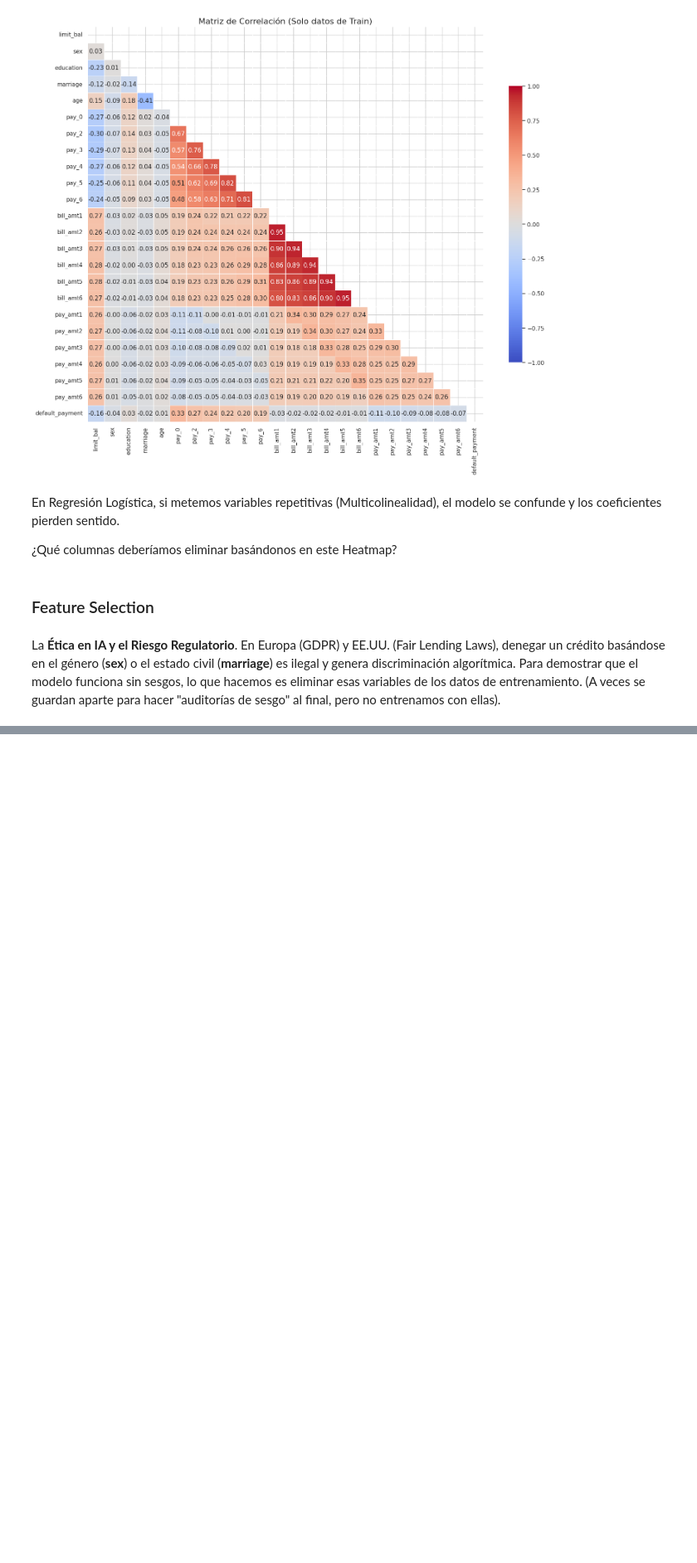
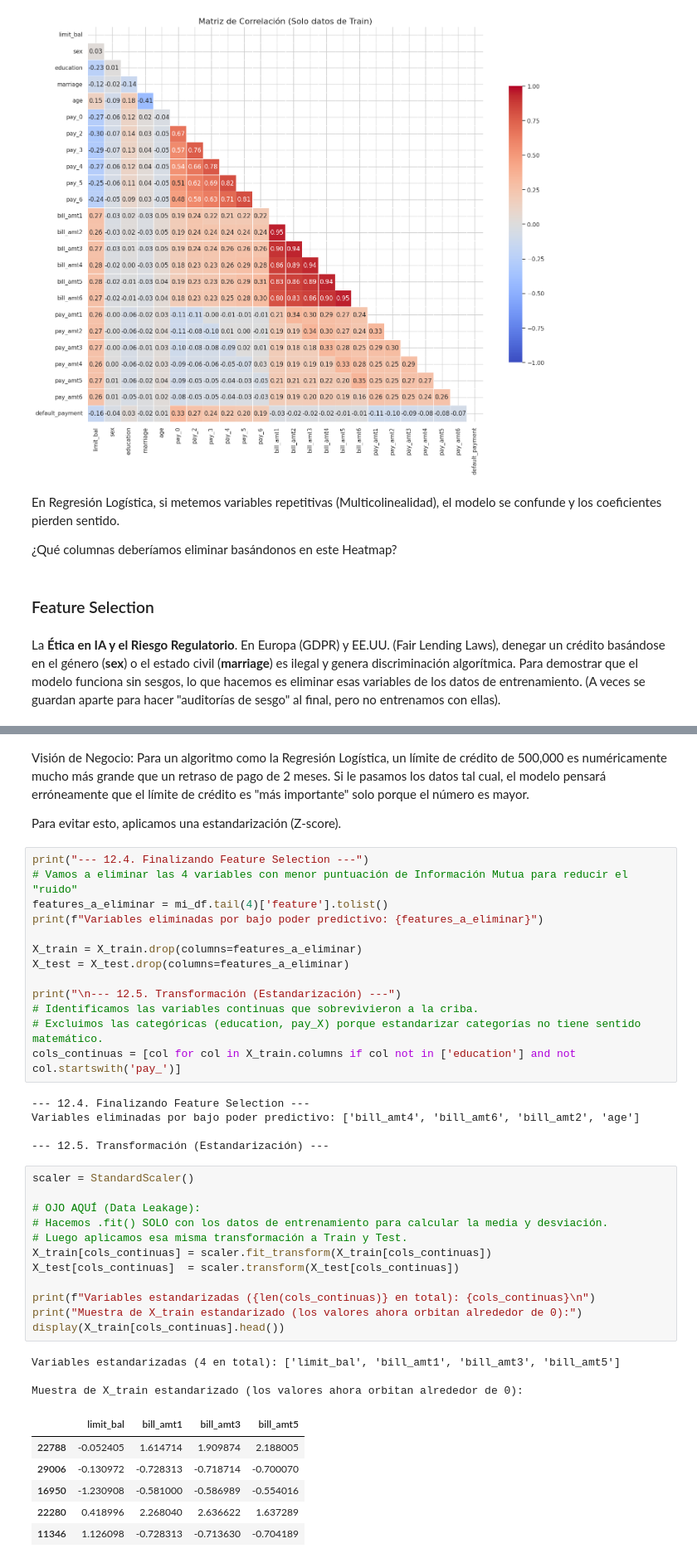
Before and after one commit to Emanuel-TC/preparacion_limpieza_datos, a Jupyter notebook: notebook_principal.ipynb, the cells around one changed output, grey strips where cells are left out. Shown at 83% size. Drawn from its saved outputs; the diff is of its cells as text; blank space fills up the shorter version.

```diff
--- a/notebook_principal.ipynb
+++ b/notebook_principal.ipynb
@@ -522,0 +526,45 @@ Calculando Mutual Information... (puede tardar unos segundos)
+# %% [markdown]
+Visión de  Negocio:
+Para un algoritmo como la Regresión Logística, un límite de crédito de 500,000 es numéricamente mucho más grande que un retraso de pago de 2 meses. Si le pasamos los datos tal cual, el modelo pensará erróneamente que el límite de crédito es "más importante" solo porque el número es mayor.
+
+Para evitar esto, aplicamos una estandarización (Z-score).
+# %%
+print("--- 12.4. Finalizando Feature Selection ---")
+# Vamos a eliminar las 4 variables con menor puntuación de Información Mutua para reducir el "ruido"
+features_a_eliminar = mi_df.tail(4)['feature'].tolist()
+print(f"Variables eliminadas por bajo poder predictivo: {features_a_eliminar}")
+
+X_train = X_train.drop(columns=features_a_eliminar)
+X_test = X_test.drop(columns=features_a_eliminar)
+
+print("\n--- 12.5. Transformación (Estandarización) ---")
+# Identificamos las variables continuas que sobrevivieron a la criba.
+# Excluimos las categóricas (education, pay_X) porque estandarizar categorías no tiene sentido matemático.
+cols_continuas = [col for col in X_train.columns if col not in ['education'] and not col.startswith('pay_')]
+# %% [output]
+--- 12.4. Finalizando Feature Selection ---
+Variables eliminadas por bajo poder predictivo: ['bill_amt4', 'bill_amt6', 'bill_amt2', 'age']
+
+--- 12.5. Transformación (Estandarización) ---
+# %%
+scaler = StandardScaler()
+
+# OJO AQUÍ (Data Leakage):
+# Hacemos .fit() SOLO con los datos de entrenamiento para calcular la media y desviación.
+# Luego aplicamos esa misma transformación a Train y Test.
+X_train[cols_continuas] = scaler.fit_transform(X_train[cols_continuas])
+X_test[cols_continuas]  = scaler.transform(X_test[cols_continuas])
+
+print(f"Variables estandarizadas ({len(cols_continuas)} en total): {cols_continuas}\n")
+print("Muestra de X_train estandarizado (los valores ahora orbitan alrededor de 0):")
+display(X_train[cols_continuas].head())
+# %% [output]
+Variables estandarizadas (4 en total): ['limit_bal', 'bill_amt1', 'bill_amt3', 'bill_amt5']
+
+Muestra de X_train estandarizado (los valores ahora orbitan alrededor de 0):
+|  | limit_bal | bill_amt1 | bill_amt3 | bill_amt5 |
+| 22788 | -0.052405 | 1.614714 | 1.909874 | 2.188005 |
+| 29006 | -0.130972 | -0.728313 | -0.718714 | -0.700070 |
+| 16950 | -1.230908 | -0.581000 | -0.586989 | -0.554016 |
+| 22280 | 0.418996 | 2.268040 | 2.636622 | 1.637289 |
+| 11346 | 1.126098 | -0.728313 | -0.713630 | -0.704189 |
```
Also changed, not shown: parts of 5 cells of this notebook.
